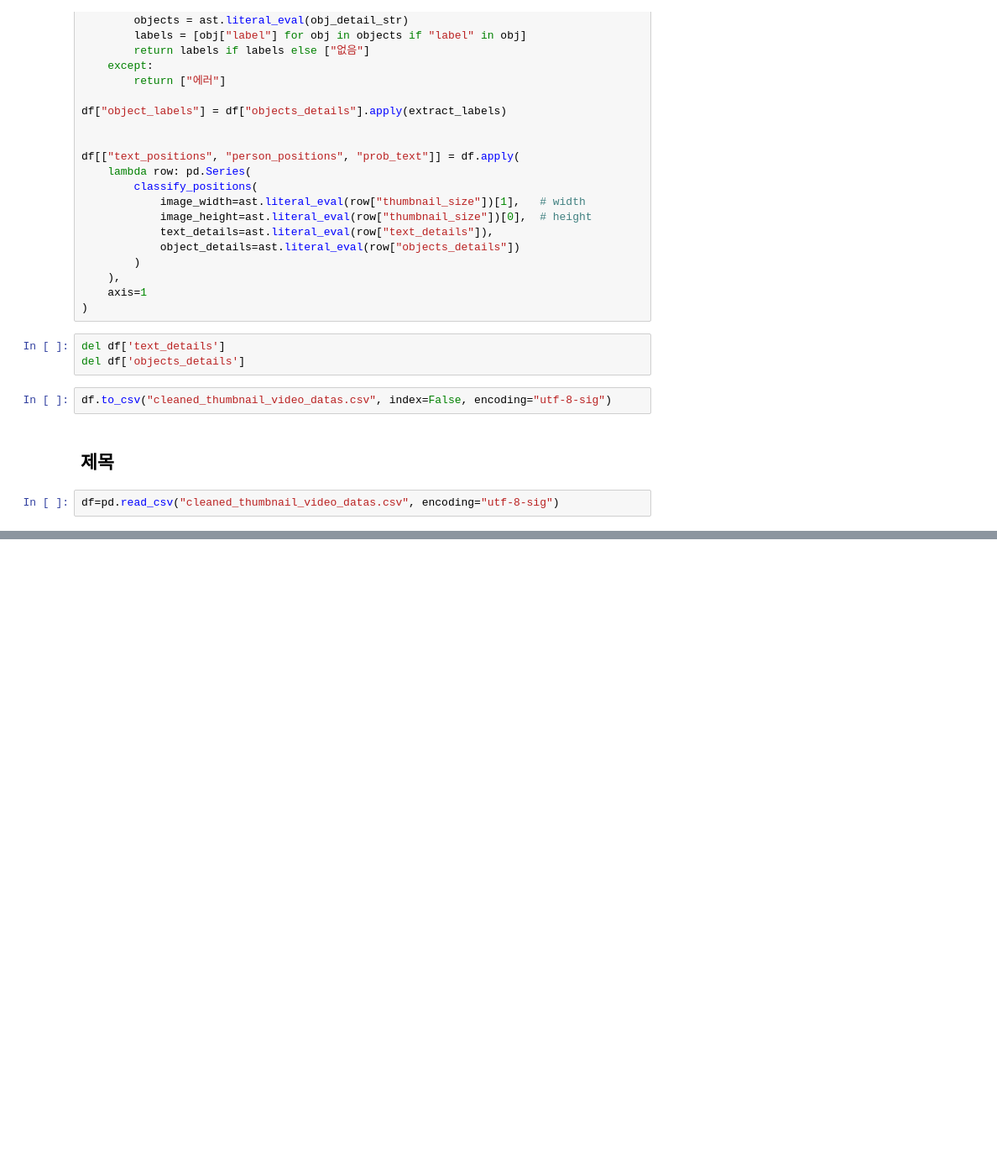
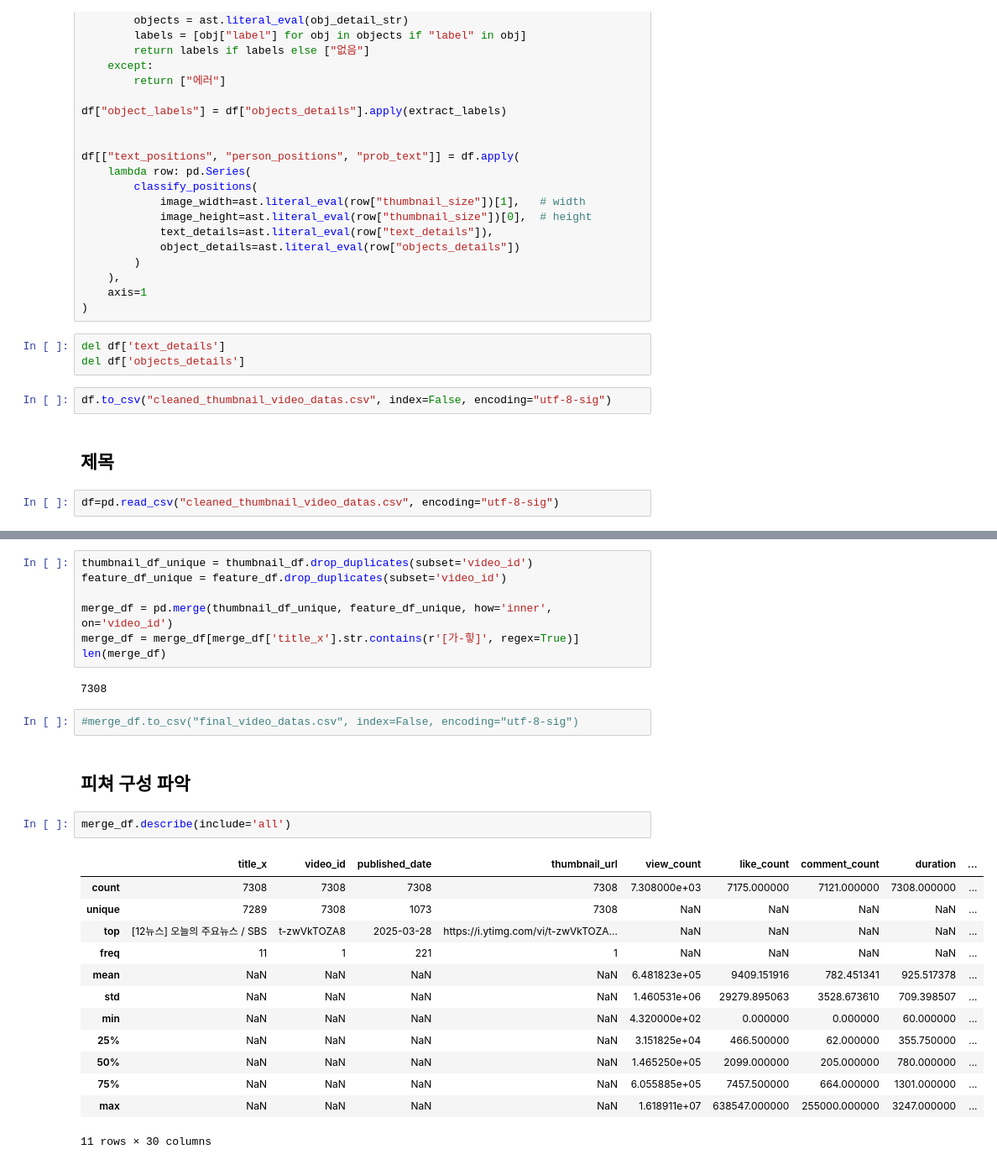
Before and after one commit to NaYeojung/Youtube-prediction-and-feedback, a Jupyter notebook: model/feature_extract.ipynb, the cells around one changed output, grey strips where cells are left out. Shown at 84% size. Saved outputs shown, nothing was run; the diff lists cells and outputs as text; blank space fills up the shorter version.

```diff
--- a/model/feature_extract.ipynb
+++ b/model/feature_extract.ipynb
@@ -580,0 +501,29 @@ for i in en_df.iloc[:,0]:
+# %%
+thumbnail_df_unique = thumbnail_df.drop_duplicates(subset='video_id')
+feature_df_unique = feature_df.drop_duplicates(subset='video_id')
+
+merge_df = pd.merge(thumbnail_df_unique, feature_df_unique, how='inner', on='video_id')
+merge_df = merge_df[merge_df['title_x'].str.contains(r'[가-힣]', regex=True)]
+len(merge_df)
+# %% [output]
+7308
+# %%
+#merge_df.to_csv("final_video_datas.csv", index=False, encoding="utf-8-sig")
+# %% [markdown]
+## 피쳐 구성 파악
+# %%
+merge_df.describe(include='all')
+# %% [output]
+|  | title_x | video_id | published_date | thumbnail_url | view_count | like_count | comment_count | duration | ... |
+| count | 7308 | 7308 | 7308 | 7308 | 7.308000e+03 | 7175.000000 | 7121.000000 | 7308.000000 | ... |
+| unique | 7289 | 7308 | 1073 | 7308 | NaN | NaN | NaN | NaN | ... |
+| top | [12뉴스] 오늘의 주요뉴스 / SBS | t-zwVkTOZA8 | 2025-03-28 | https://i.ytimg.com/vi/t-zwVkTOZA... | NaN | NaN | NaN | NaN | ... |
+| freq | 11 | 1 | 221 | 1 | NaN | NaN | NaN | NaN | ... |
+| mean | NaN | NaN | NaN | NaN | 6.481823e+05 | 9409.151916 | 782.451341 | 925.517378 | ... |
+| std | NaN | NaN | NaN | NaN | 1.460531e+06 | 29279.895063 | 3528.673610 | 709.398507 | ... |
+| min | NaN | NaN | NaN | NaN | 4.320000e+02 | 0.000000 | 0.000000 | 60.000000 | ... |
+| 25% | NaN | NaN | NaN | NaN | 3.151825e+04 | 466.500000 | 62.000000 | 355.750000 | ... |
+| 50% | NaN | NaN | NaN | NaN | 1.465250e+05 | 2099.000000 | 205.000000 | 780.000000 | ... |
+| 75% | NaN | NaN | NaN | NaN | 6.055885e+05 | 7457.500000 | 664.000000 | 1301.000000 | ... |
+| max | NaN | NaN | NaN | NaN | 1.618911e+07 | 638547.000000 | 255000.000000 | 3247.000000 | ... |
+11 rows × 30 columns
```
Also changed, not shown: parts of 12 cells of this notebook, 4 other files.
